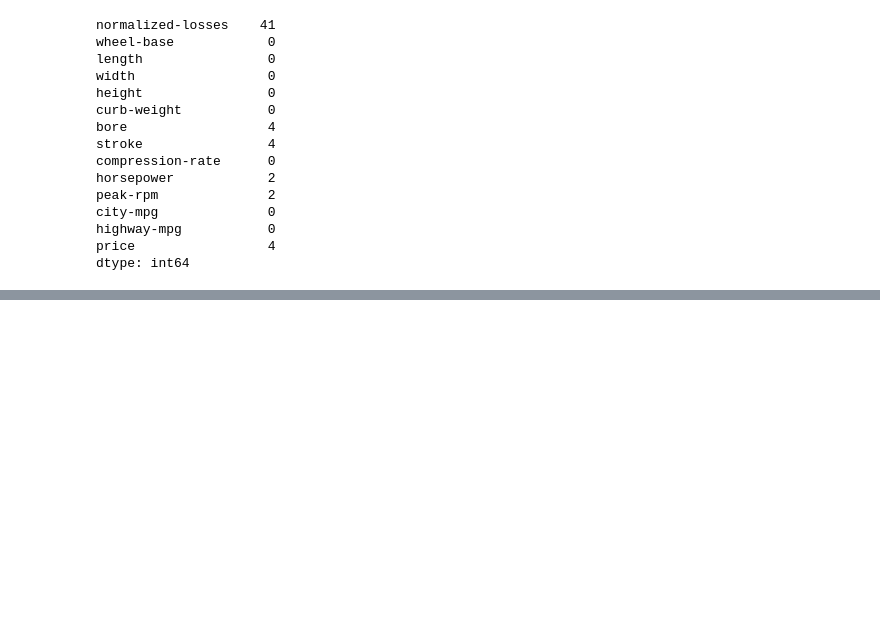
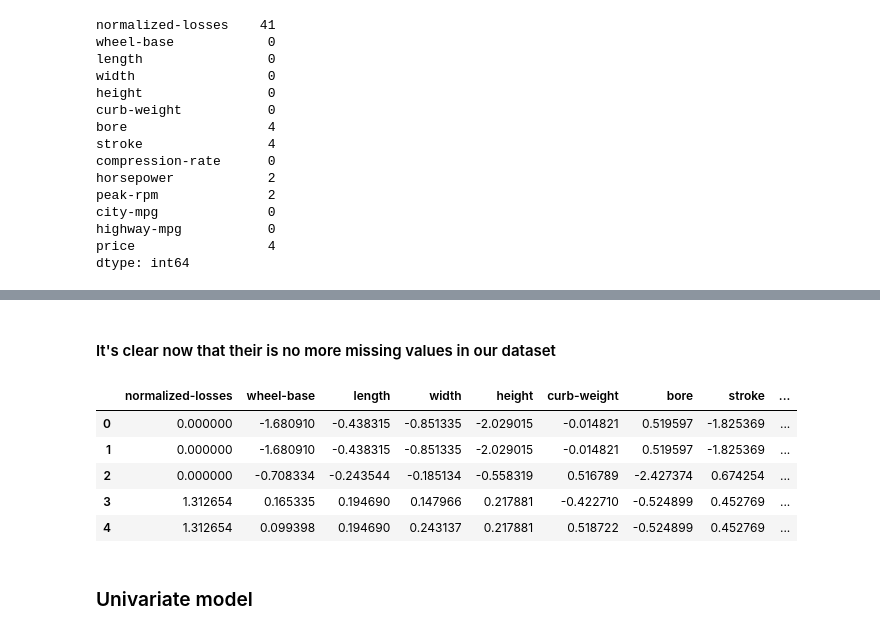
Before and after one commit to ayaan2525/predicting-car-prices, a Jupyter notebook: car_price_prediction.ipynb, the cells around one changed output, grey strips where cells are left out. Cells and saved outputs as stored; diff of their text form; code cells hidden in the pictures; blank space fills up the shorter version.

```diff
--- a/car_price_prediction.ipynb
+++ b/car_price_prediction.ipynb
@@ -102,0 +148,5 @@ AttributeError: 'DataFrame' object has no attribute 'dtye'
+# %%
+# Because `price` is the column we want to predict, let's remove any rows with missing `price` values.
+
+numeric_data = numeric_data.dropna(subset=['price'])
+numeric_data.isnull().sum()
@@ -102,0 +169,3 @@ AttributeError: 'DataFrame' object has no attribute 'dtye'
+# %%
+## Replace missing values in other columns using column means.
+numeric_data = numeric_data.fillna(numeric_data.mean())
@@ -102,0 +190,17 @@ AttributeError: 'DataFrame' object has no attribute 'dtye'
+# %% [markdown]
+#### It's clear now that their is no more missing values in our dataset
+# %%
+# rescaling all the training columns from 0 to 1
+
+numeric_data = (numeric_data - numeric_data.mean()) / numeric_data.std()
+# %%
+numeric_data.head()
+# %% [output]
+|  | normalized-losses | wheel-base | length | width | height | curb-weight | bore | stroke | ... |
+| 0 | 0.000000 | -1.680910 | -0.438315 | -0.851335 | -2.029015 | -0.014821 | 0.519597 | -1.825369 | ... |
+| 1 | 0.000000 | -1.680910 | -0.438315 | -0.851335 | -2.029015 | -0.014821 | 0.519597 | -1.825369 | ... |
+| 2 | 0.000000 | -0.708334 | -0.243544 | -0.185134 | -0.558319 | 0.516789 | -2.427374 | 0.674254 | ... |
+| 3 | 1.312654 | 0.165335 | 0.194690 | 0.147966 | 0.217881 | -0.422710 | -0.524899 | 0.452769 | ... |
+| 4 | 1.312654 | 0.099398 | 0.194690 | 0.243137 | 0.217881 | 0.518722 | -0.524899 | 0.452769 | ... |
+# %% [markdown]
+### Univariate model
```
Also changed, not shown: parts of 7 cells of this notebook.
